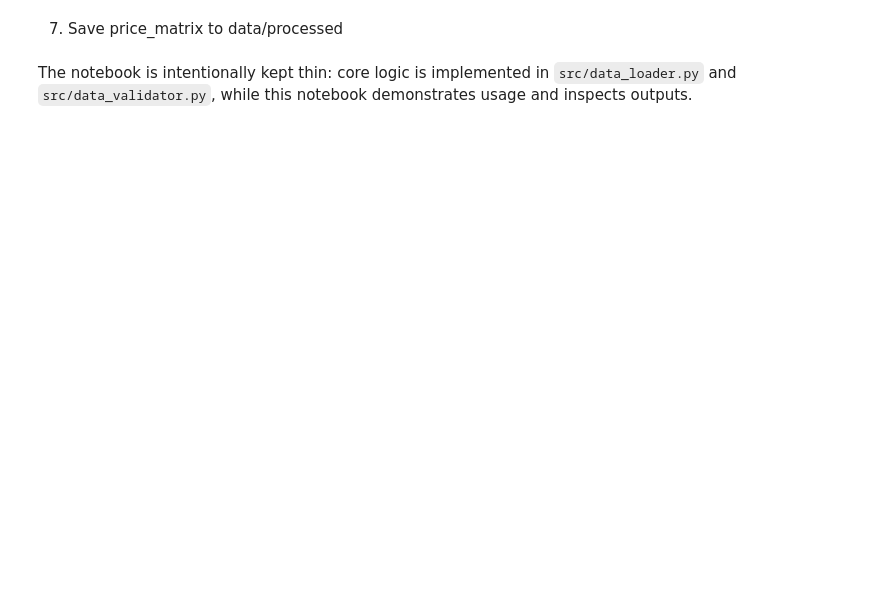
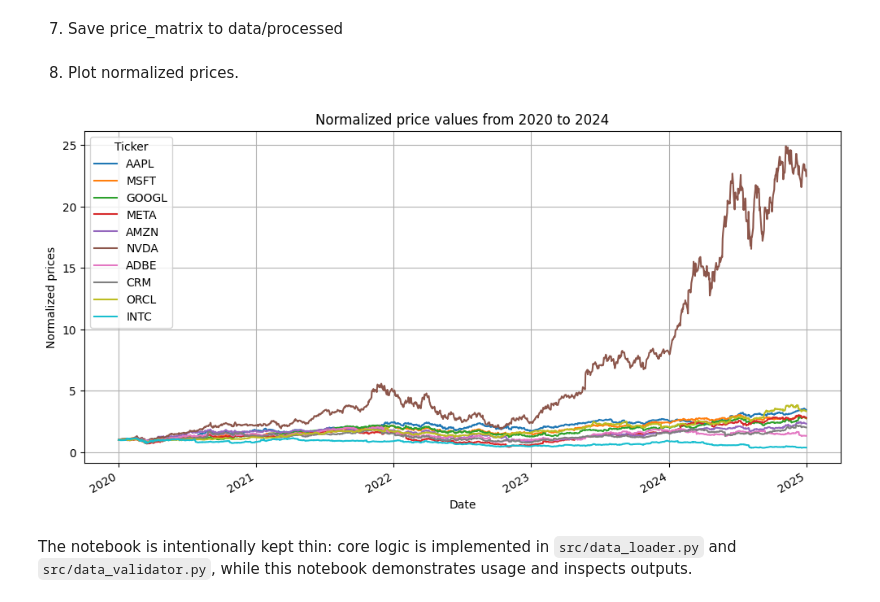
Before and after one commit to aditiseshadricodes/QuantProjects, a Jupyter notebook: pairs-trading-ai-tech/notebooks/01_data_loading_validation.ipynb, the cells around one changed output. Cells and saved outputs as stored; diff of their text form; code cells hidden in the pictures; blank space fills up the shorter version.

```diff
--- a/pairs-trading-ai-tech/notebooks/01_data_loading_validation.ipynb
+++ b/pairs-trading-ai-tech/notebooks/01_data_loading_validation.ipynb
@@ -34,3 +39,6 @@ from src.data_loader import fetch_tiingo_price_matrix
 # %% [markdown]
 2. Load Environment variables
+# %%
+load_dotenv(PROJECT_ROOT / ".env")
+api_key = os.getenv("TIINGO_API_KEY")
 # %% [markdown]
@@ -38,4 +46,14 @@ from src.data_loader import fetch_tiingo_price_matrix
+# %%
+tickers=tickers = [
+    "AAPL", "MSFT", "GOOGL", "META", "AMZN",
+    "NVDA", "ADBE", "CRM", "ORCL", "INTC"
+]
+start_date = '2020-01-01'
+end_date = '2024-12-31'
+price_field = 'adjClose'
 # %% [markdown]
 4. Fetch prices using fetch_tiingo_price_matrix()
+# %%
+price_matrix, loader_diagnostics = fetch_tiingo_price_matrix(tickers,start_date,end_date,api_key=api_key,price_field=price_field,validate=True)
 # %% [markdown]
 5. Inspect price matrix
@@ -48,2 +119,15 @@ from src.data_loader import fetch_tiingo_price_matrix
+# %% [markdown]
+8. Plot normalized prices.
+# %%
+normalized_prices = price_matrix/price_matrix.iloc[0]
+normalized_prices.plot(figsize=(12,6))
+plt.title('Normalized price values from 2020 to 2024')
+plt.xlabel('Date')
+plt.ylabel('Normalized prices')
+plt.legend(title="Ticker")
+plt.grid(True)
+plt.show()
+# %% [output]
+[figure, added]
 # %% [markdown]
 The notebook is intentionally kept thin: core logic is implemented in `src/data_loader.py` and `src/data_validator.py`, while this notebook demonstrates usage and inspects outputs.
```
Also changed, not shown: parts of 9 cells of this notebook, 1 other file.
